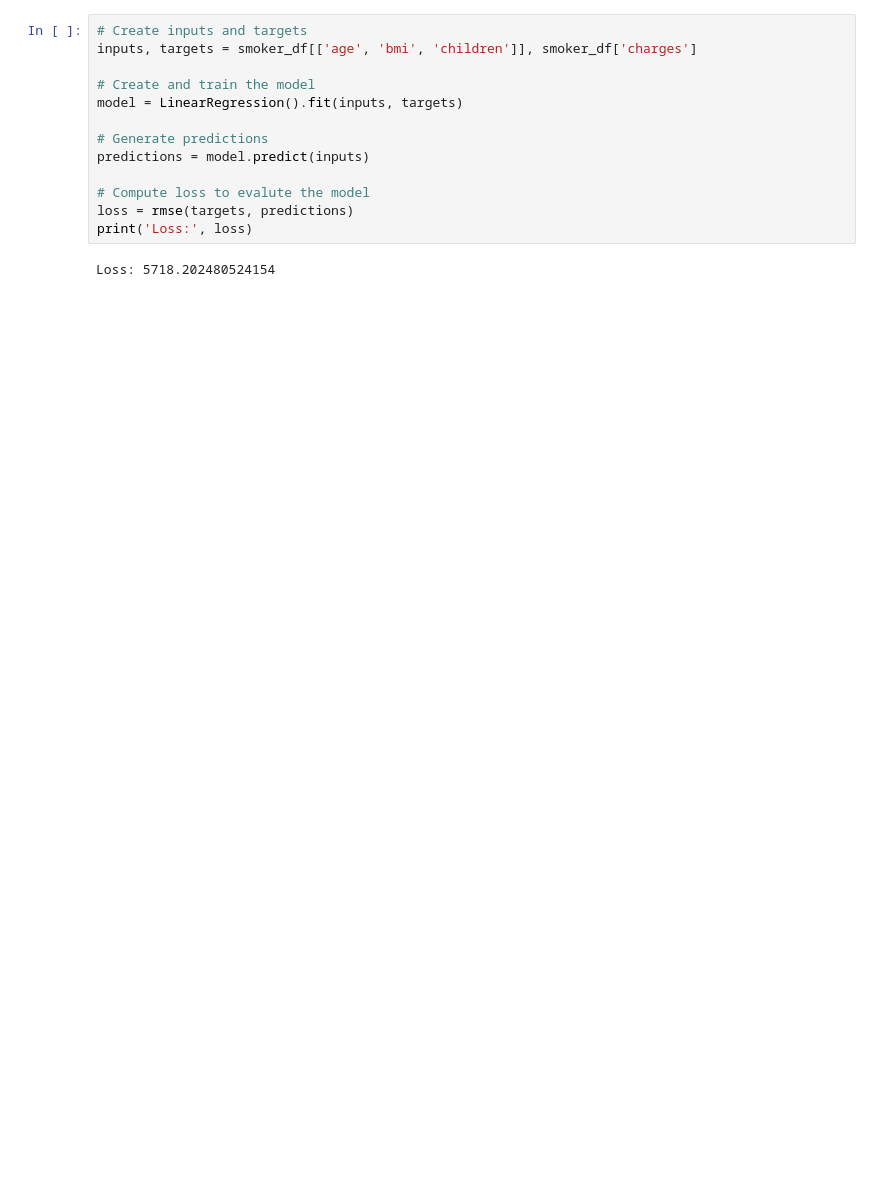
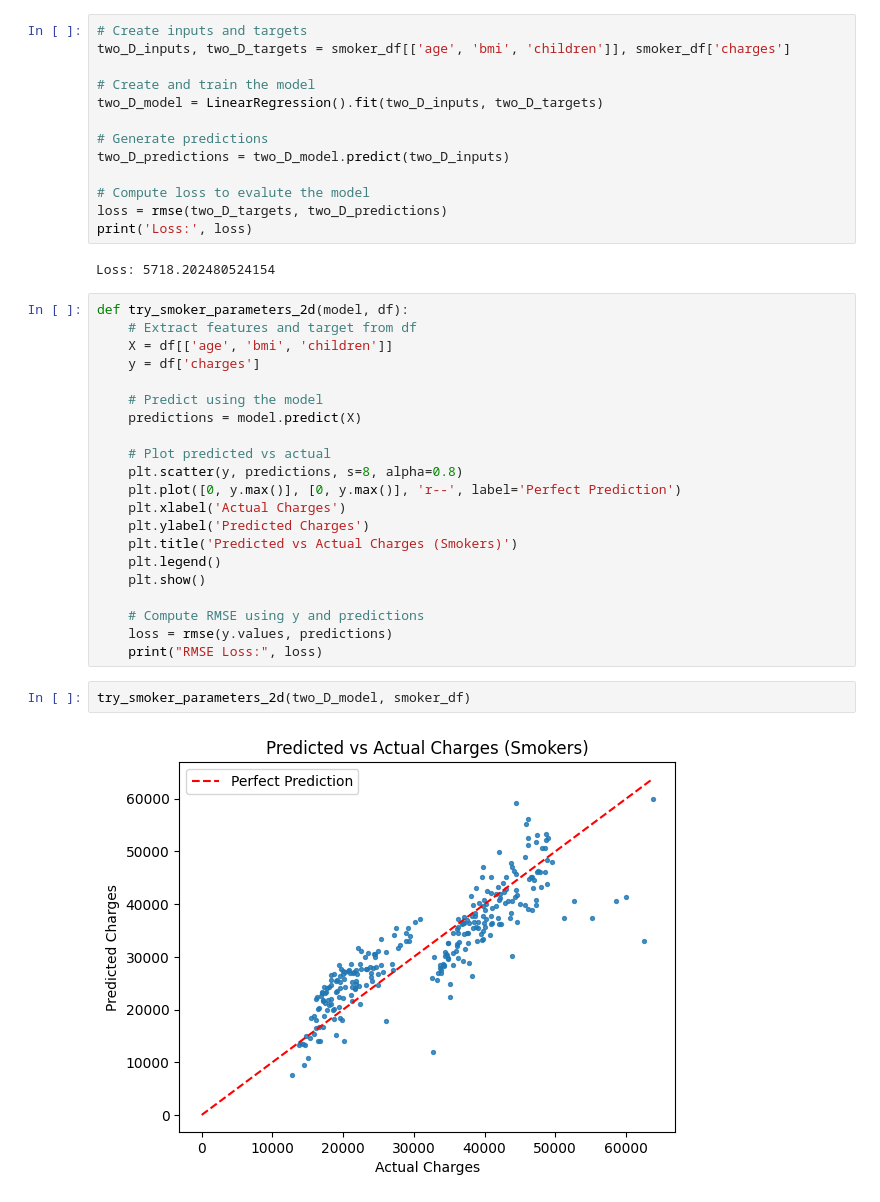
Before and after one commit to starkMrSnow/Medical-cost-prediction, a Jupyter notebook: medical-cost-prediction.ipynb, the cells around one changed output. Saved outputs shown, nothing was run; the diff lists cells and outputs as text; blank space fills up the shorter version.

Commit message:
Change: Linear regression for multiple features

```diff
--- a/medical-cost-prediction.ipynb
+++ b/medical-cost-prediction.ipynb
@@ -671,15 +660,40 @@ Loss: 4608.470405038247
 # %%
 # Create inputs and targets
-inputs, targets = smoker_df[['age', 'bmi', 'children']], smoker_df['charges']
+two_D_inputs, two_D_targets = smoker_df[['age', 'bmi', 'children']], smoker_df['charges']
 
 # Create and train the model
-model = LinearRegression().fit(inputs, targets)
+two_D_model = LinearRegression().fit(two_D_inputs, two_D_targets)
 
 # Generate predictions
-predictions = model.predict(inputs)
+two_D_predictions = two_D_model.predict(two_D_inputs)
 
 # Compute loss to evalute the model
-loss = rmse(targets, predictions)
+loss = rmse(two_D_targets, two_D_predictions)
 print('Loss:', loss)
 # %% [output]
 Loss: 5718.202480524154
+# %%
+def try_smoker_parameters_2d(model, df):
+    # Extract features and target from df
+    X = df[['age', 'bmi', 'children']]
+    y = df['charges']
+
+    # Predict using the model
+    predictions = model.predict(X)
+
+    # Plot predicted vs actual
+    plt.scatter(y, predictions, s=8, alpha=0.8)
+    plt.plot([0, y.max()], [0, y.max()], 'r--', label='Perfect Prediction')
+    plt.xlabel('Actual Charges')
+    plt.ylabel('Predicted Charges')
+    plt.title('Predicted vs Actual Charges (Smokers)')
+    plt.legend()
+    plt.show()
+
+    # Compute RMSE using y and predictions
+    loss = rmse(y.values, predictions)
+    print("RMSE Loss:", loss)
+# %%
+try_smoker_parameters_2d(two_D_model, smoker_df)
+# %% [output]
+[figure, added]
```
Also changed, not shown: parts of 4 cells of this notebook.
